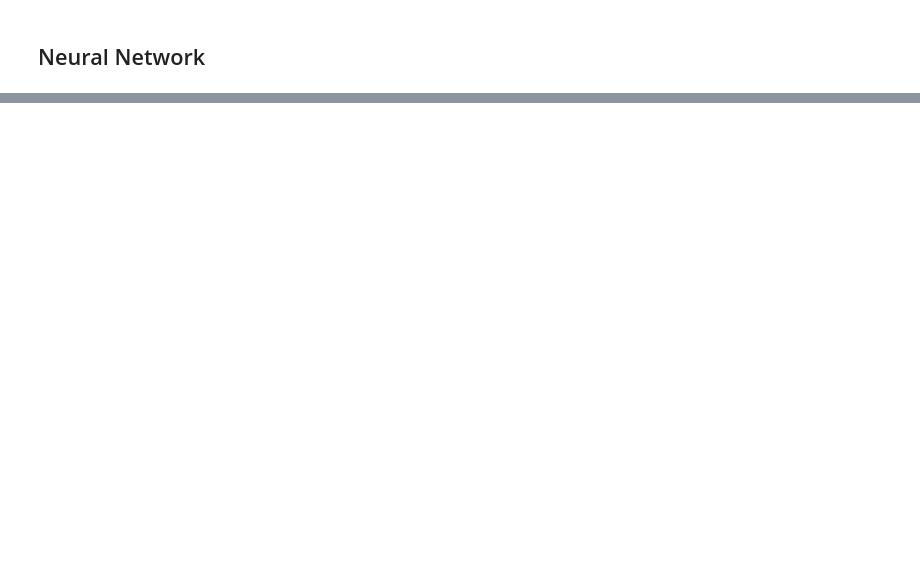
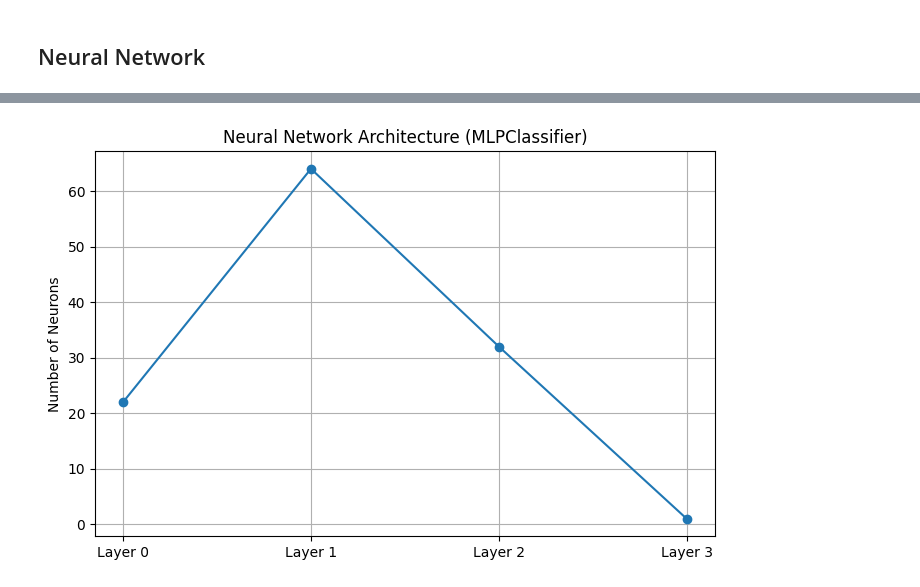
Before and after one commit to cuboidalstudios/MLAssignment2025, a Jupyter notebook: MLTask1.ipynb, the cells around one changed output, grey strips where cells are left out. Saved outputs shown, nothing was run; the diff lists cells and outputs as text; code cells hidden in the pictures; blank space fills up the shorter version.

```diff
--- a/MLTask1.ipynb
+++ b/MLTask1.ipynb
@@ -789,5 +790,5 @@ X = df.drop("Churn", axis=1)
 # %%
 # Split data
 X_train, X_test, y_train, y_test = train_test_split(
-    X, y, test_size=0.2, random_state=42, stratify=y
+    X, y, test_size=0.2, random_state=42, stratify=None  # 0.2, 42 - 0.72 | 0.2, 24 - 0.73
 )
@@ -830,0 +903,19 @@ Confusion Matrix:
+# %%
+import matplotlib.pyplot as plt
+
+def plot_nn_structure(model, input_dim):
+    layers = [input_dim] + list(model.hidden_layer_sizes) + [model.n_outputs_]
+
+    fig, ax = plt.subplots(figsize=(8, 5))
+    ax.plot(layers, marker="o")
+    ax.set_xticks(range(len(layers)))
+    ax.set_xticklabels([f"Layer {i}" for i in range(len(layers))])
+    ax.set_ylabel("Number of Neurons")
+    ax.set_title("Neural Network Architecture (MLPClassifier)")
+    ax.grid(True)
+    plt.show()
+
+# Plot NN structure
+plot_nn_structure(nn_model, X_train.shape[1])
+# %% [output]
+[figure, added]
```
Also changed, not shown: parts of 8 cells of this notebook.
